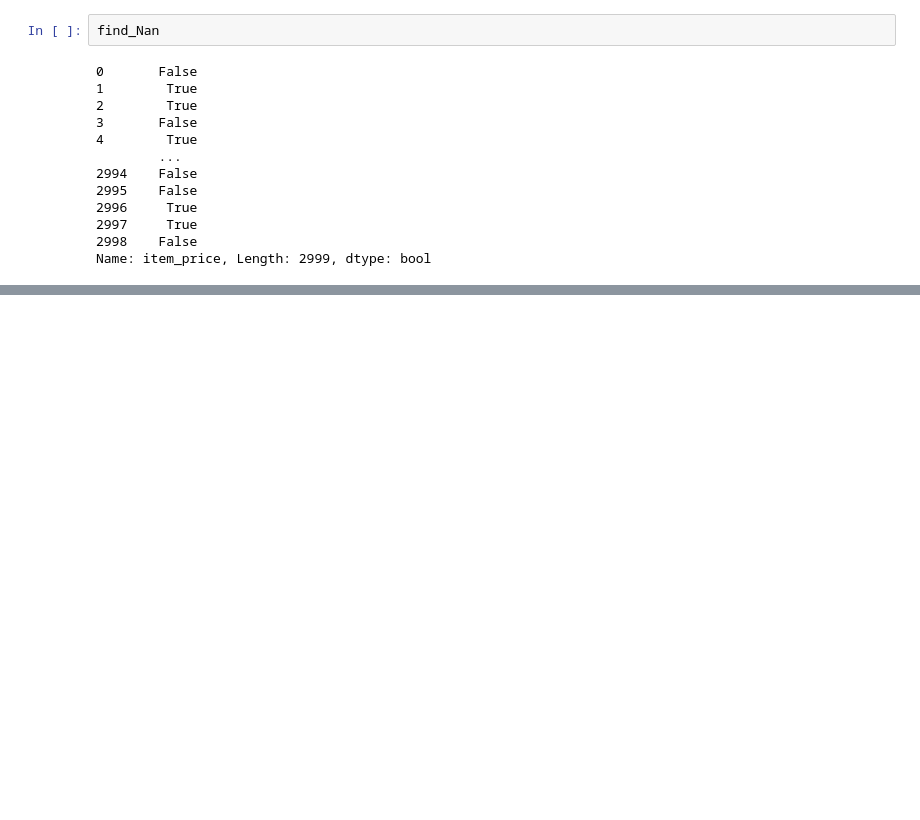
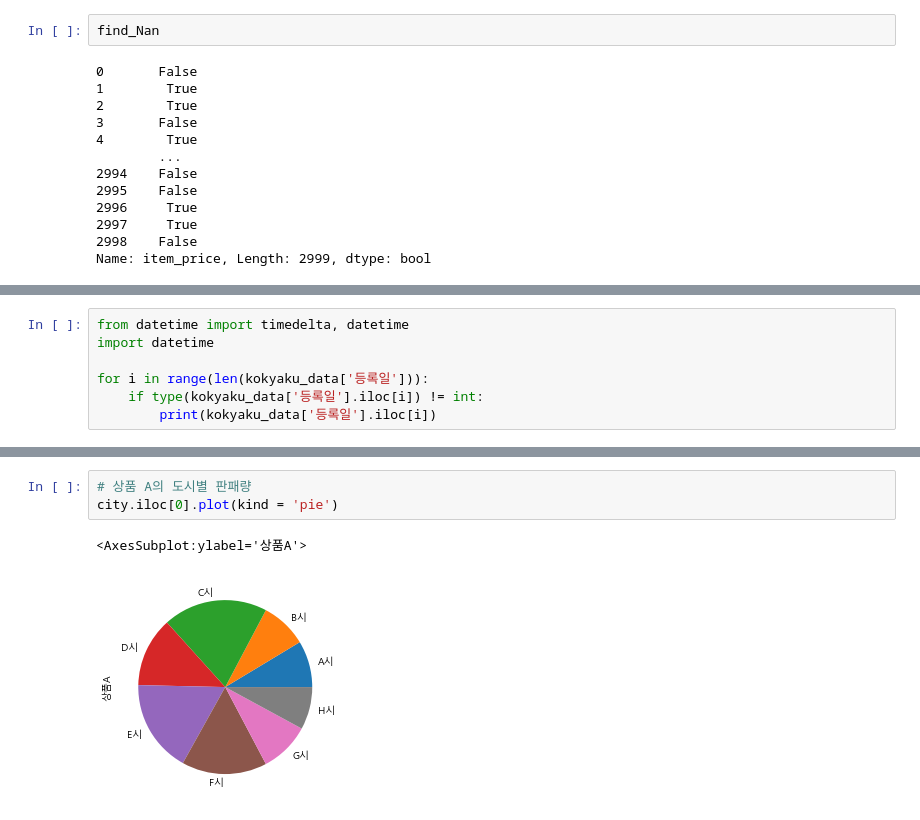
Before and after one commit to SeoHyunHo99/Bigleader, a Jupyter notebook: 2주차/pyda100-master(이희승)/2장/Section2_last.ipynb, the cells around one changed output, grey strips where cells are left out. Cells and saved outputs as stored; diff of their text form; blank space fills up the shorter version.

```diff
--- a/2주차/pyda100-master(이희승)/2장/Section2_last.ipynb
+++ b/2주차/pyda100-master(이희승)/2장/Section2_last.ipynb
@@ -206,0 +287,7 @@ for i in list(uriage_data.loc[find_Nan, "item_name"].unique()):
+# %%
+from datetime import timedelta, datetime
+import datetime
+
+for i in range(len(kokyaku_data['등록일'])):
+    if type(kokyaku_data['등록일'].iloc[i]) != int:
+        print(kokyaku_data['등록일'].iloc[i])
@@ -206,0 +507,6 @@ for i in list(uriage_data.loc[find_Nan, "item_name"].unique()):
+# %%
+# 상품 A의 도시별 판패량
+city.iloc[0].plot(kind = 'pie')
+# %% [output]
+<AxesSubplot:ylabel='상품A'>
+[figure, added]
```
Also changed, not shown: parts of 30 cells of this notebook, 7 other files.
